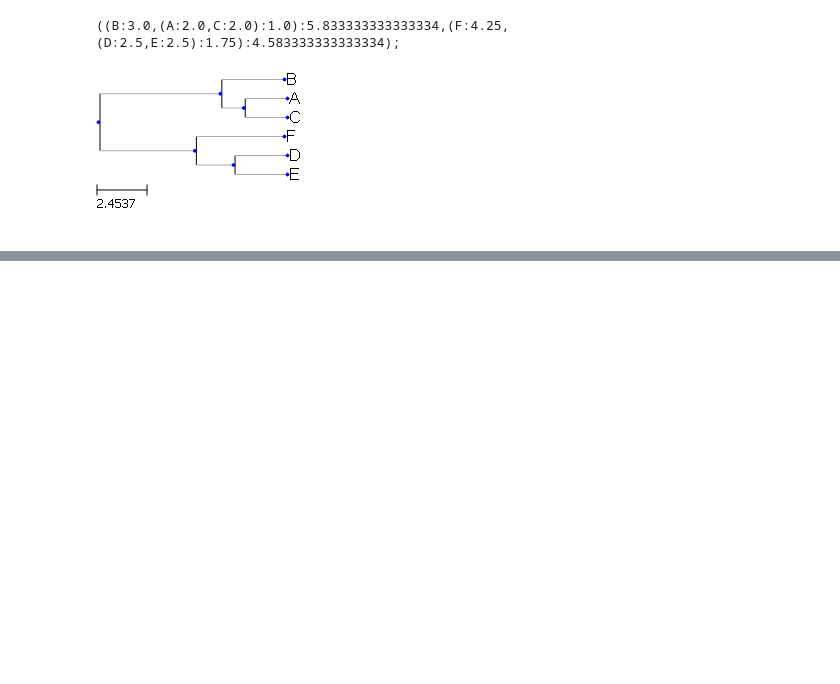
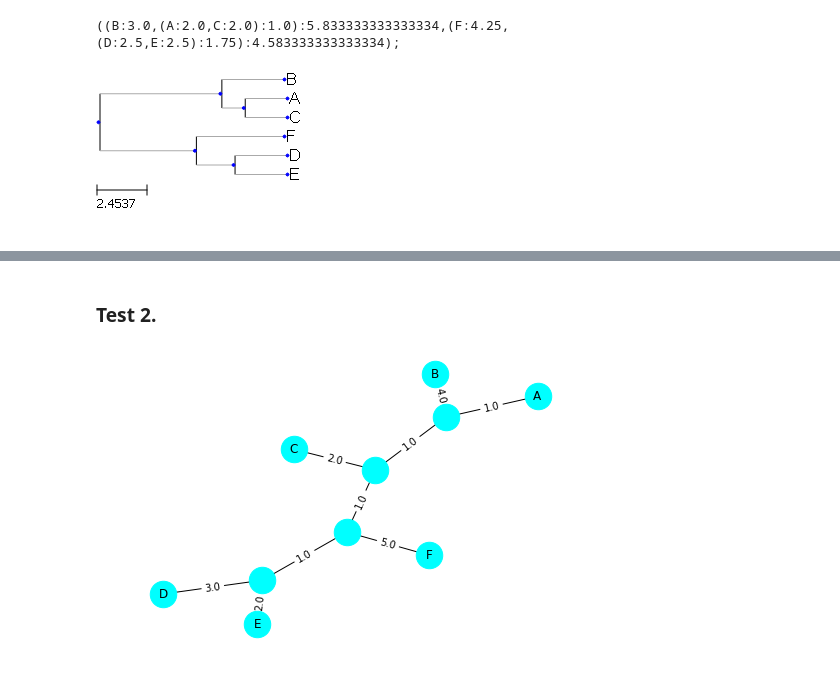
Before and after one commit to AntonZamyatin/Bioinformatics-Algorithms, a Jupyter notebook: Philogenetics/HW4.ipynb, the cells around one changed output, grey strips where cells are left out. Saved outputs shown, nothing was run; the diff lists cells and outputs as text; code cells hidden in the pictures; blank space fills up the shorter version.

```diff
--- a/Philogenetics/HW4.ipynb
+++ b/Philogenetics/HW4.ipynb
@@ -151,0 +254,14 @@ vis_tree(pgma(M,'u'))
+# %% [markdown]
+### Test 2.
+# %%
+M = [[None, 'A', 'B', 'C', 'D', 'E', 'F'],
+     ['A', None, 5, 4, 7, 6, 8],
+     ['B', None, None, 7, 10, 9, 11],
+     ['C', None, None, None, 7, 6, 8],
+     ['D', None, None, None, None, 5, 9],
+     ['E', None, None, None, None, None, 8],
+     ['F', None, None, None, None, None, None]]
+
+draw_unroot(M)
+# %% [output]
+[figure, added]
```
Also changed, not shown: parts of 5 cells of this notebook, 2 other files.
